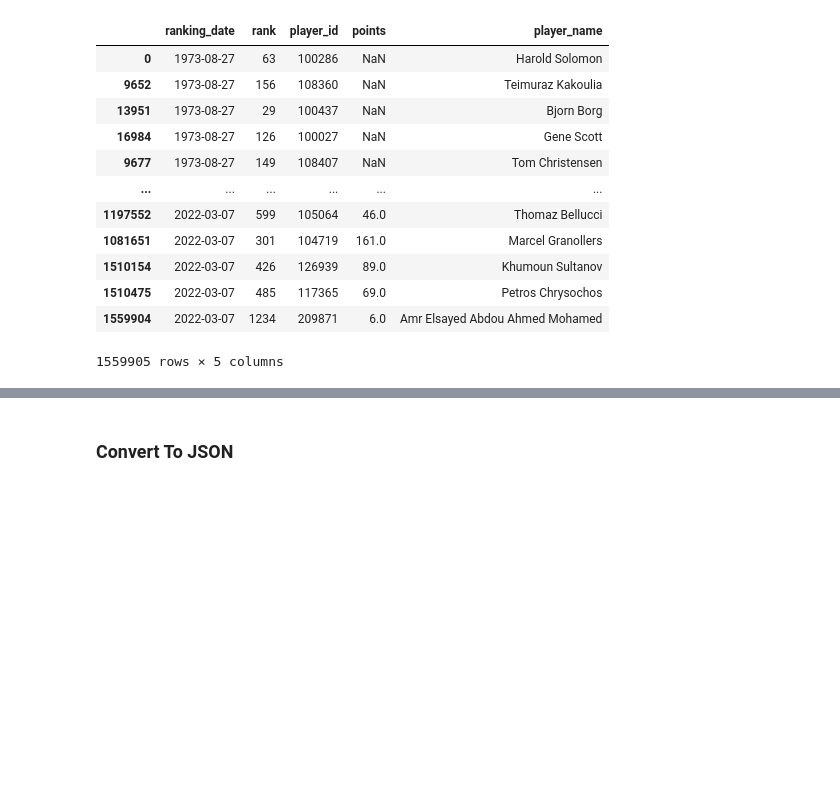
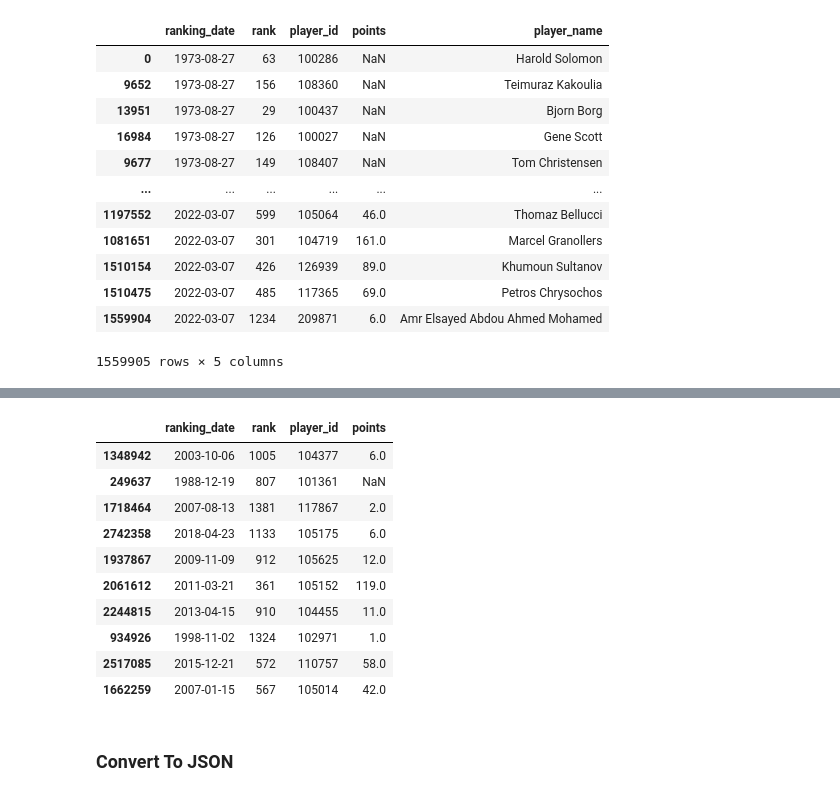
Before and after one commit to julieher/project_folder, a Jupyter notebook: model/players_ETL.ipynb, the cells around one changed output, grey strips where cells are left out. Drawn from its saved outputs; the diff is of its cells as text; code cells hidden in the pictures; blank space fills up the shorter version.

```diff
--- a/model/players_ETL.ipynb
+++ b/model/players_ETL.ipynb
@@ -323,3 +369,17 @@ pen.sort_values(by='ranking_date')
+# %%
+rankings.sample(10)
+# %% [output]
+|  | ranking_date | rank | player_id | points |
+| 1348942 | 2003-10-06 | 1005 | 104377 | 6.0 |
+| 249637 | 1988-12-19 | 807 | 101361 | NaN |
+| 1718464 | 2007-08-13 | 1381 | 117867 | 2.0 |
+| 2742358 | 2018-04-23 | 1133 | 105175 | 6.0 |
+| 1937867 | 2009-11-09 | 912 | 105625 | 12.0 |
+| 2061612 | 2011-03-21 | 361 | 105152 | 119.0 |
+| 2244815 | 2013-04-15 | 910 | 104455 | 11.0 |
+| 934926 | 1998-11-02 | 1324 | 102971 | 1.0 |
+| 2517085 | 2015-12-21 | 572 | 110757 | 58.0 |
+| 1662259 | 2007-01-15 | 567 | 105014 | 42.0 |
 # %% [markdown]
 ### Convert To JSON
 # %%
```
Also changed, not shown: parts of 10 cells of this notebook, 1 other file.
